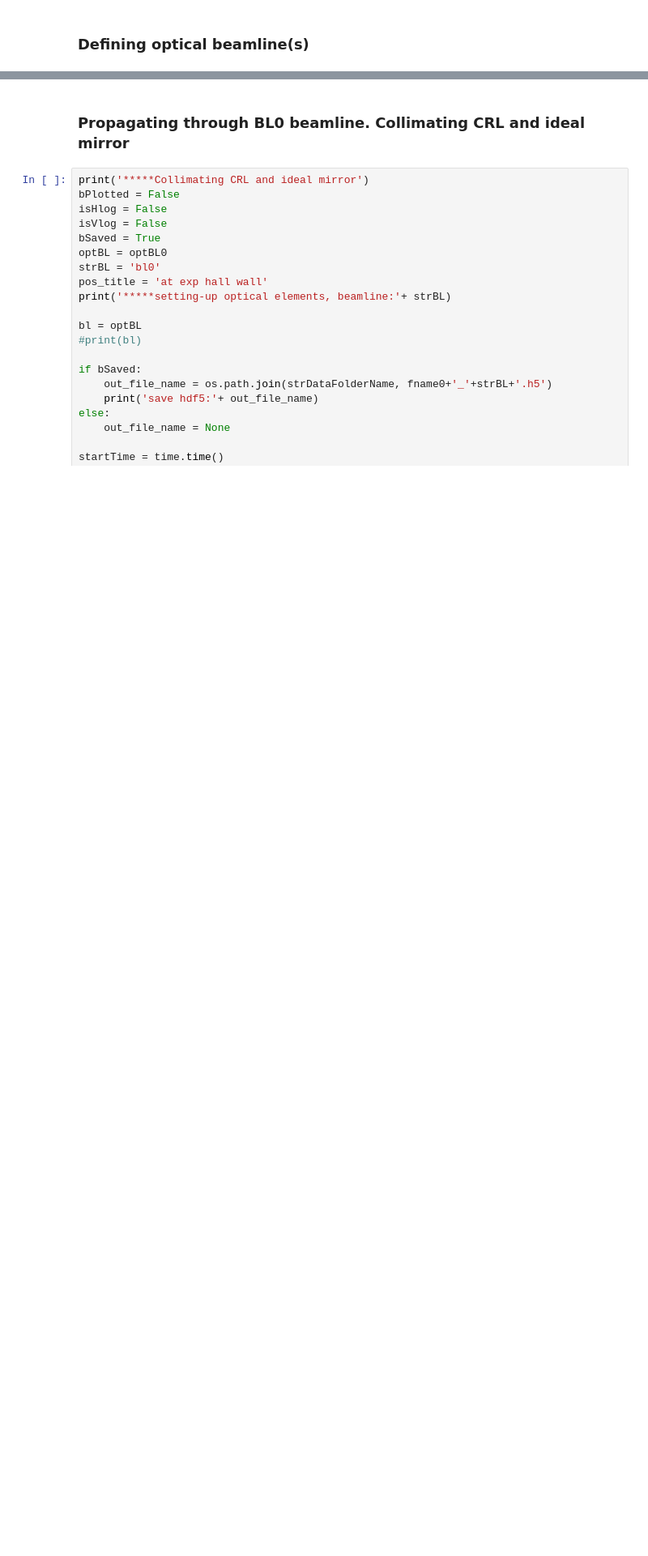
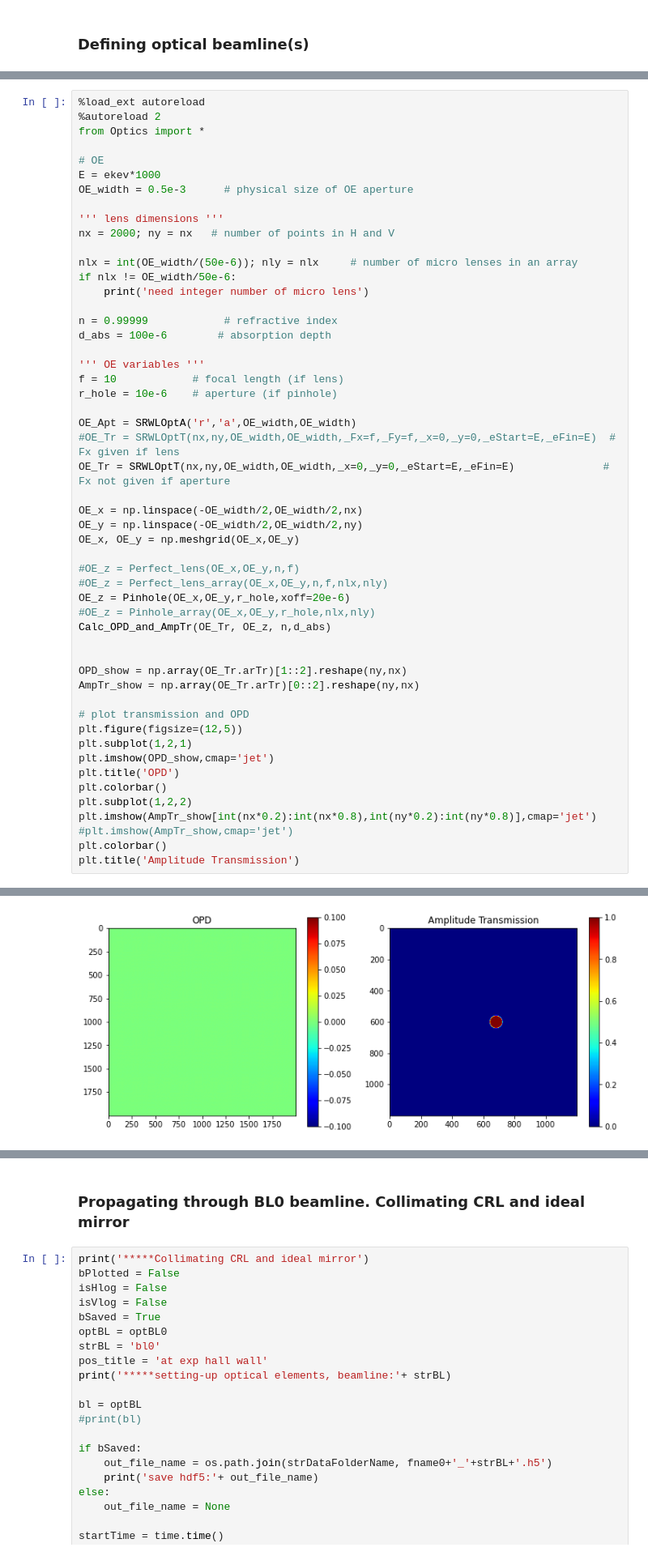
Before and after one commit to nanw0321/SRW_Mono, a Jupyter notebook: WPG_Customize_OE.ipynb, the cells around one changed output, grey strips where cells are left out. Shown: that part at 81% size. Drawn from its saved outputs; the diff is of its cells as text; blank space fills up the shorter version.

```diff
--- a/WPG_Customize_OE.ipynb
+++ b/WPG_Customize_OE.ipynb
@@ -391,0 +200,53 @@ Text(0.5, 1.0, 'Amplitude Transmission')
+# %%
+%load_ext autoreload
+%autoreload 2
+from Optics import *
+
+# OE
+E = ekev*1000
+OE_width = 0.5e-3      # physical size of OE aperture
+
+''' lens dimensions '''
+nx = 2000; ny = nx   # number of points in H and V
+
+nlx = int(OE_width/(50e-6)); nly = nlx     # number of micro lenses in an array
+if nlx != OE_width/50e-6:
+    print('need integer number of micro lens')
+
+n = 0.99999            # refractive index
+d_abs = 100e-6        # absorption depth
+
+''' OE variables '''
+f = 10            # focal length (if lens)
+r_hole = 10e-6    # aperture (if pinhole)
+
+OE_Apt = SRWLOptA('r','a',OE_width,OE_width)
+#OE_Tr = SRWLOptT(nx,ny,OE_width,OE_width,_Fx=f,_Fy=f,_x=0,_y=0,_eStart=E,_eFin=E)  # Fx given if lens
+OE_Tr = SRWLOptT(nx,ny,OE_width,OE_width,_x=0,_y=0,_eStart=E,_eFin=E)              # Fx not given if aperture
+
+OE_x = np.linspace(-OE_width/2,OE_width/2,nx)
+OE_y = np.linspace(-OE_width/2,OE_width/2,ny)
+OE_x, OE_y = np.meshgrid(OE_x,OE_y)
+
+#OE_z = Perfect_lens(OE_x,OE_y,n,f)
+#OE_z = Perfect_lens_array(OE_x,OE_y,n,f,nlx,nly)
+OE_z = Pinhole(OE_x,OE_y,r_hole,xoff=20e-6)
+#OE_z = Pinhole_array(OE_x,OE_y,r_hole,nlx,nly)
+Calc_OPD_and_AmpTr(OE_Tr, OE_z, n,d_abs)
+
+
+OPD_show = np.array(OE_Tr.arTr)[1::2].reshape(ny,nx)
+AmpTr_show = np.array(OE_Tr.arTr)[0::2].reshape(ny,nx)
+
+# plot transmission and OPD
+plt.figure(figsize=(12,5))
+plt.subplot(1,2,1)
+plt.imshow(OPD_show,cmap='jet')
+plt.title('OPD')
+plt.colorbar()
+plt.subplot(1,2,2)
+plt.imshow(AmpTr_show[int(nx*0.2):int(nx*0.8),int(ny*0.2):int(ny*0.8)],cmap='jet')
+#plt.imshow(AmpTr_show,cmap='jet')
+plt.colorbar()
+plt.title('Amplitude Transmission')
+# %% [output]
@@ -392,3 +256,4 @@ Text(0.5, 1.0, 'Amplitude Transmission')
+[figure, added]
 # %%
 ''' WPG '''
 print('*****Defining optical beamline(s) ...')
```
Also changed, not shown: parts of 19 cells of this notebook, 18 other files.
